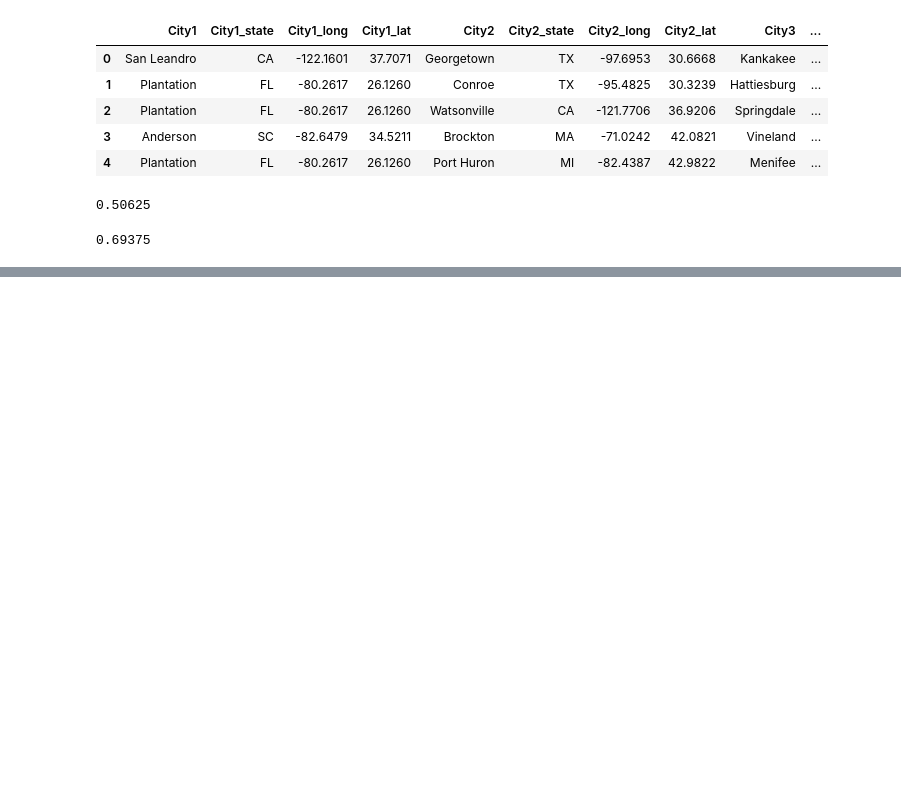
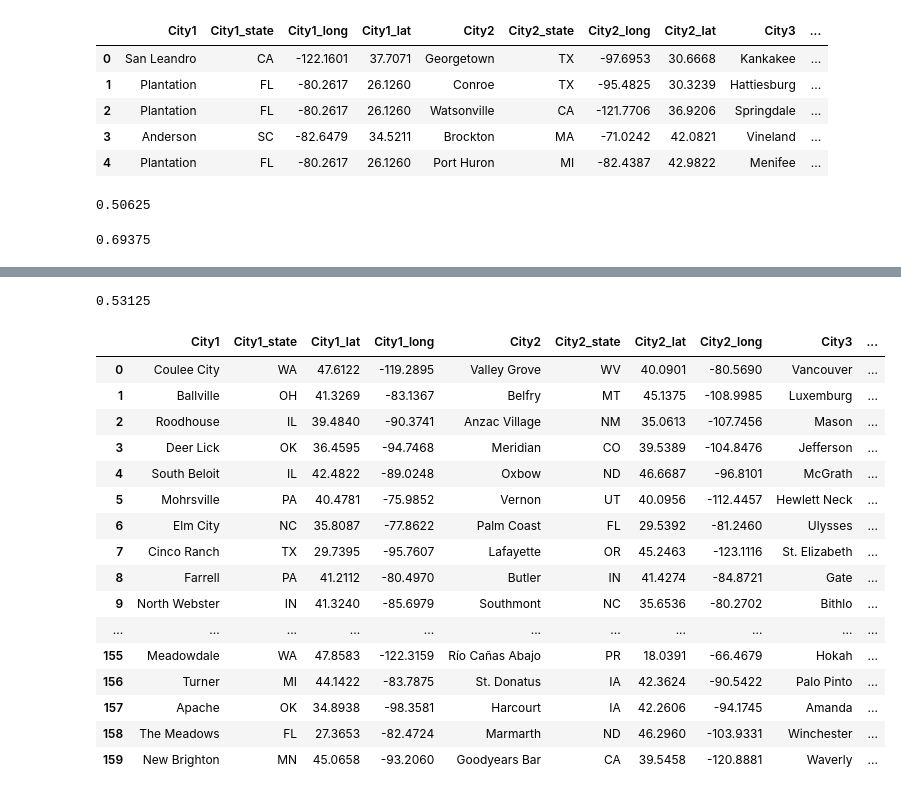
Before and after one commit to Peihao2021/LLM4GeoInfo, a Jupyter notebook: testA/note.ipynb, the cells around one changed output, grey strips where cells are left out. Drawn from its saved outputs; the diff is of its cells as text; code cells hidden in the pictures; blank space fills up the shorter version.

```diff
--- a/testA/note.ipynb
+++ b/testA/note.ipynb
@@ -227,0 +322,4 @@ triplets_over_100k_prompted
+# %%
+triplets_df_over500_prompted = pd.read_csv("triplets_over_500_prompted.csv")
+triplets_df_over500_prompted = triplets_df_over500_prompted.drop("Unnamed: 0", axis=1)
+triplets_df_over500_prompted.head()
@@ -227,0 +333,53 @@ triplets_over_100k_prompted
+# %%
+from geopy.distance import geodesic
+
+def calculate_distances(row):
+    city1_coords = (row['City1_lat'], row['City1_long'])
+    city2_coords = (row['City2_lat'], row['City2_long'])
+    city3_coords = (row['City3_lat'], row['City3_long'])
+
+    distance_to_city2 = geodesic(city1_coords, city2_coords).kilometers
+    distance_to_city3 = geodesic(city1_coords, city3_coords).kilometers
+
+    closer_city = row['City2'] if distance_to_city2 < distance_to_city3 else row['City3']
+
+    return closer_city
+
+triplets_df_over500_prompted['Closer_City'] = triplets_df_over500_prompted.apply(calculate_distances, axis=1)
+triplets_df_over500_prompted
+
+def cor(row):
+    gpt_ans = row['Answer']
+    cor_ans = row['Closer_City']
+    return gpt_ans == cor_ans
+
+triplets_df_over500_prompted['Correct'] = triplets_df_over500_prompted.apply(cor, axis=1)
+triplets_df_over500_prompted
+
+sum = 0
+for _ , row in triplets_df_over500_prompted.iterrows():
+    if row['Correct'] == True:
+        sum += 1
+print(sum / 160)
+# %% [output]
+0.53125
+# %%
+triplets_df_over500_prompted
+# %% [output]
+|  | City1 | City1_state | City1_lat | City1_long | City2 | City2_state | City2_lat | City2_long | City3 | ... |
+| 0 | Coulee City | WA | 47.6122 | -119.2895 | Valley Grove | WV | 40.0901 | -80.5690 | Vancouver | ... |
+| 1 | Ballville | OH | 41.3269 | -83.1367 | Belfry | MT | 45.1375 | -108.9985 | Luxemburg | ... |
+| 2 | Roodhouse | IL | 39.4840 | -90.3741 | Anzac Village | NM | 35.0613 | -107.7456 | Mason | ... |
+| 3 | Deer Lick | OK | 36.4595 | -94.7468 | Meridian | CO | 39.5389 | -104.8476 | Jefferson | ... |
+| 4 | South Beloit | IL | 42.4822 | -89.0248 | Oxbow | ND | 46.6687 | -96.8101 | McGrath | ... |
+| 5 | Mohrsville | PA | 40.4781 | -75.9852 | Vernon | UT | 40.0956 | -112.4457 | Hewlett Neck | ... |
+| 6 | Elm City | NC | 35.8087 | -77.8622 | Palm Coast | FL | 29.5392 | -81.2460 | Ulysses | ... |
+| 7 | Cinco Ranch | TX | 29.7395 | -95.7607 | Lafayette | OR | 45.2463 | -123.1116 | St. Elizabeth | ... |
+| 8 | Farrell | PA | 41.2112 | -80.4970 | Butler | IN | 41.4274 | -84.8721 | Gate | ... |
+| 9 | North Webster | IN | 41.3240 | -85.6979 | Southmont | NC | 35.6536 | -80.2702 | Bithlo | ... |
+| ... | ... | ... | ... | ... | ... | ... | ... | ... | ... | ... |
+| 155 | Meadowdale | WA | 47.8583 | -122.3159 | Río Cañas Abajo | PR | 18.0391 | -66.4679 | Hokah | ... |
+| 156 | Turner | MI | 44.1422 | -83.7875 | St. Donatus | IA | 42.3624 | -90.5422 | Palo Pinto | ... |
+| 157 | Apache | OK | 34.8938 | -98.3581 | Harcourt | IA | 42.2606 | -94.1745 | Amanda | ... |
+| 158 | The Meadows | FL | 27.3653 | -82.4724 | Marmarth | ND | 46.2960 | -103.9331 | Winchester | ... |
+| 159 | New Brighton | MN | 45.0658 | -93.2060 | Goodyears Bar | CA | 39.5458 | -120.8881 | Waverly | ... |
```
Also changed, not shown: parts of 8 cells of this notebook, 15 other files.
